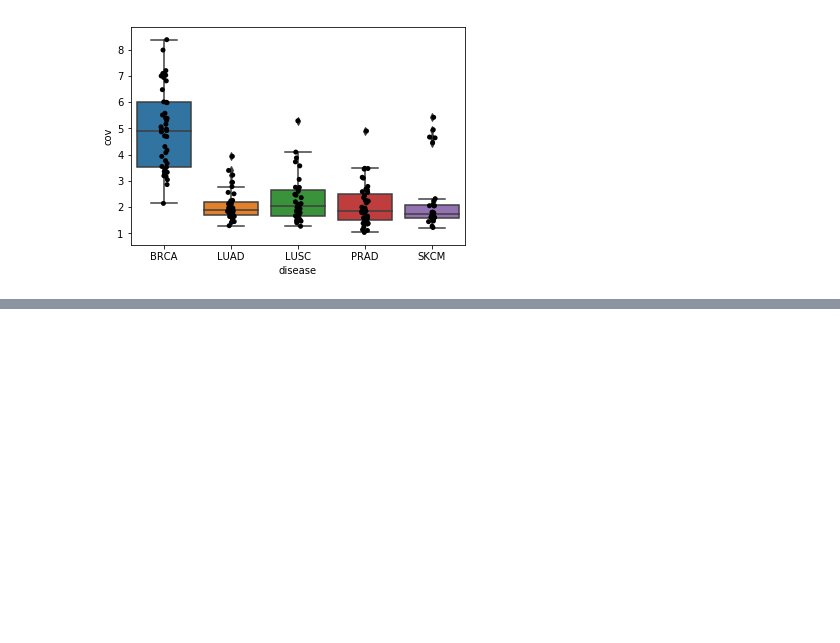
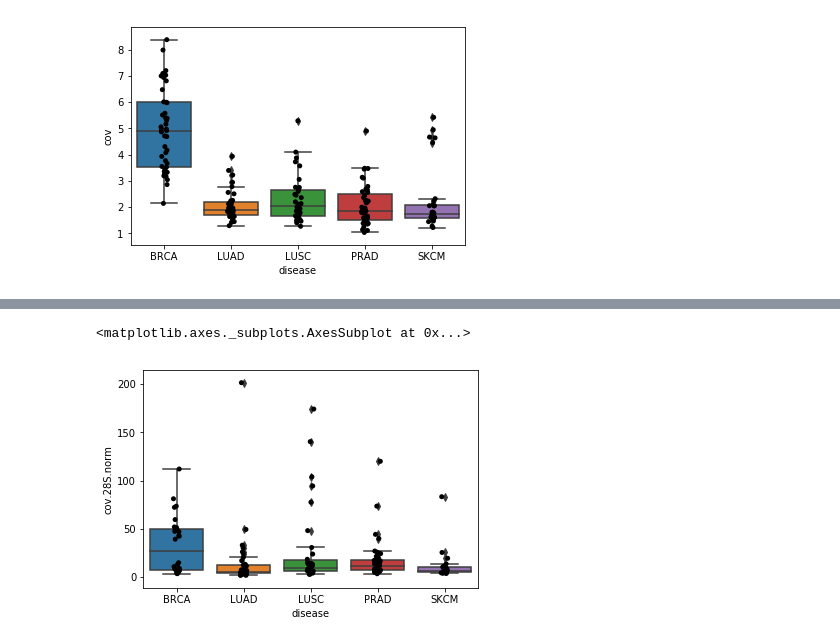
Before and after one commit to smangul1/seeing.beyond.target.results, a Jupyter notebook: raw.results/analysis.ipynb, the cells around one changed output, grey strips where cells are left out. Cells and saved outputs as stored; diff of their text form; code cells hidden in the pictures; blank space fills up the shorter version.

```diff
--- a/raw.results/analysis.ipynb
+++ b/raw.results/analysis.ipynb
@@ -68,0 +180,7 @@ sns.stripplot(x="disease", y="cov", data=data, palette=["black"], jitter=0.05)
+# %%
+import seaborn as sns  #be sure version >=0.9
+sns.boxplot(x="disease", y="cov.28S.norm", data=data)
+sns.stripplot(x="disease", y="cov.28S.norm", data=data, palette=["black"], jitter=0.05)
+# %% [output]
+<matplotlib.axes._subplots.AxesSubplot at 0x...>
+[figure, added]
```
Also changed, not shown: parts of 5 cells of this notebook, 5 other files.
